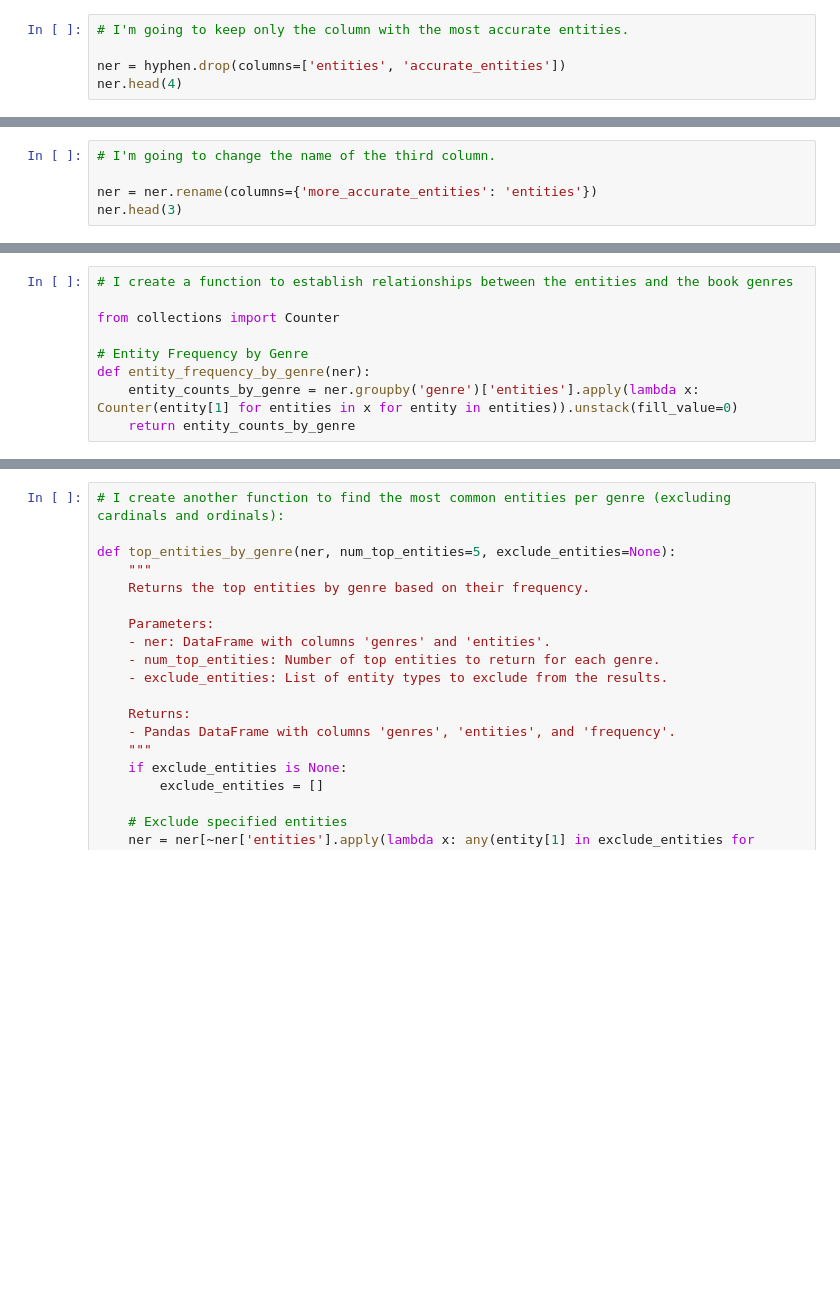
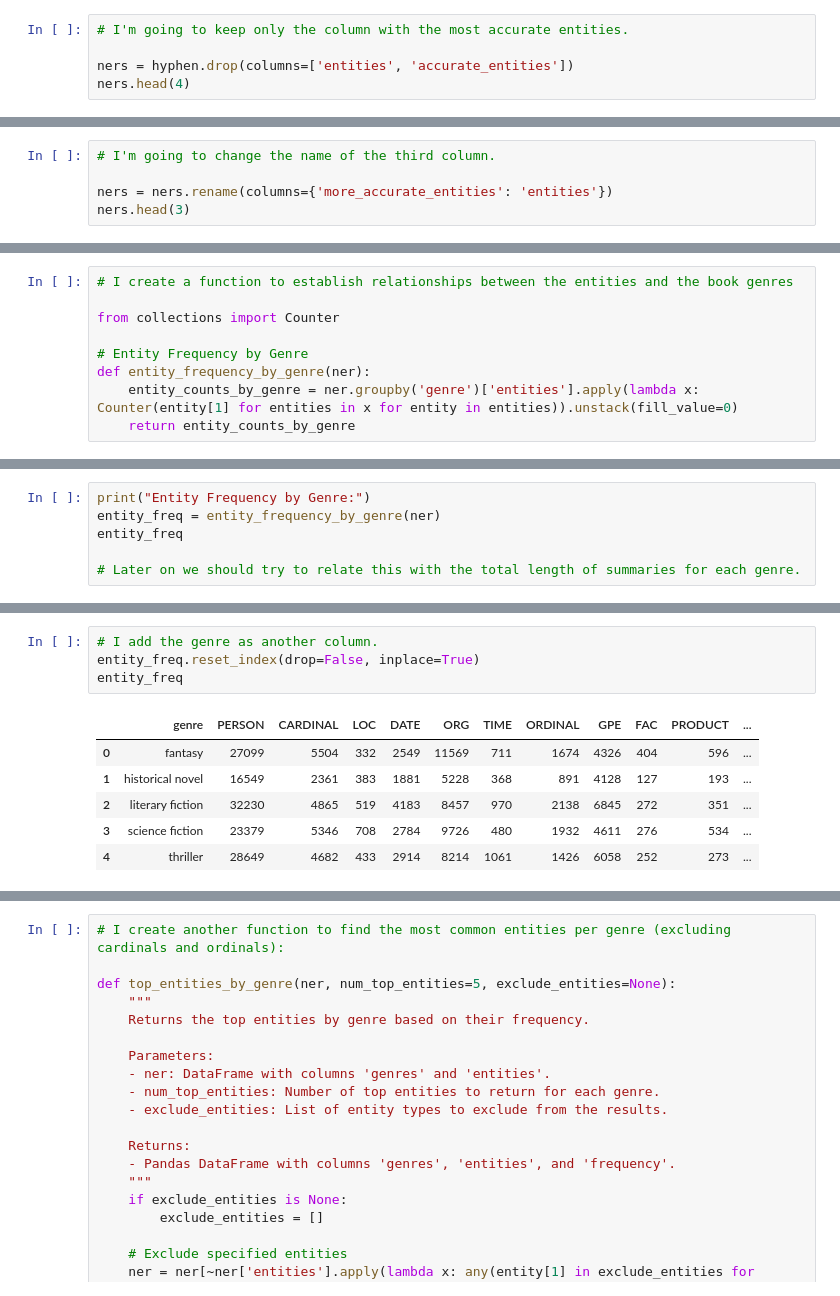
Before and after one commit to foscanit/final_project, a Jupyter notebook: notebooks/NLTK.ipynb, the cells around one changed output, grey strips where cells are left out. Drawn from its saved outputs; the diff is of its cells as text; blank space fills up the shorter version.

```diff
--- a/notebooks/NLTK.ipynb
+++ b/notebooks/NLTK.ipynb
@@ -364,8 +347,8 @@ extract_entities_3(hyphen)
 # %%
 # I'm going to keep only the column with the most accurate entities.
 
-ner = hyphen.drop(columns=['entities', 'accurate_entities'])
-ner.head(4)
+ners = hyphen.drop(columns=['entities', 'accurate_entities'])
+ners.head(4)
 # %% [output]
 |  | title | summary | genre | cleaned_summary | more_accurate_entities |
 | 0 | A Clockwork Orange | Alex, a teenager living in near-f... | science fiction | alex teenager living near future ... | [(alex, PERSON), (england, GPE), ... |
@@ -375,8 +358,8 @@ ner.head(4)
 # %%
 # I'm going to change the name of the third column.
 
-ner = ner.rename(columns={'more_accurate_entities': 'entities'})
-ner.head(3)
+ners = ners.rename(columns={'more_accurate_entities': 'entities'})
+ners.head(3)
 # %% [output]
 |  | title | summary | genre | cleaned_summary | entities |
 | 0 | A Clockwork Orange | Alex, a teenager living in near-f... | science fiction | alex teenager living near future ... | [(alex, PERSON), (england, GPE), ... |
@@ -421,0 +379,6 @@ Entity Frequency by Genre:
+# %%
+print("Entity Frequency by Genre:")
+entity_freq = entity_frequency_by_genre(ner)
+entity_freq
+
+# Later on we should try to relate this with the total length of summaries for each genre.
@@ -421,0 +394,11 @@ Entity Frequency by Genre:
+# %%
+# I add the genre as another column.
+entity_freq.reset_index(drop=False, inplace=True)
+entity_freq
+# %% [output]
+|  | genre | PERSON | CARDINAL | LOC | DATE | ORG | TIME | ORDINAL | GPE | FAC | PRODUCT | ... |
+| 0 | fantasy | 27099 | 5504 | 332 | 2549 | 11569 | 711 | 1674 | 4326 | 404 | 596 | ... |
+| 1 | historical novel | 16549 | 2361 | 383 | 1881 | 5228 | 368 | 891 | 4128 | 127 | 193 | ... |
+| 2 | literary fiction | 32230 | 4865 | 519 | 4183 | 8457 | 970 | 2138 | 6845 | 272 | 351 | ... |
+| 3 | science fiction | 23379 | 5346 | 708 | 2784 | 9726 | 480 | 1932 | 4611 | 276 | 534 | ... |
+| 4 | thriller | 28649 | 4682 | 433 | 2914 | 8214 | 1061 | 1426 | 6058 | 252 | 273 | ... |
```
Also changed, not shown: parts of 15 cells of this notebook, 8 other files.
